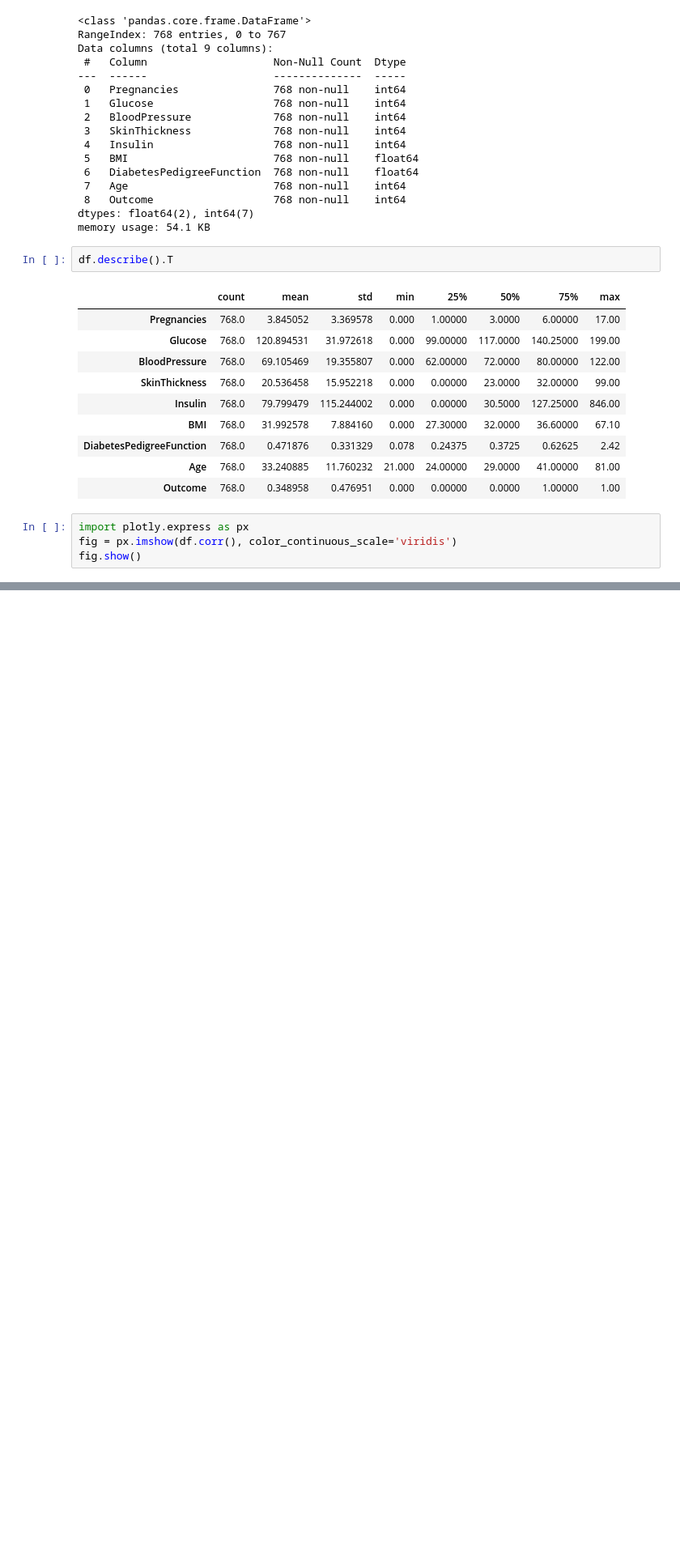
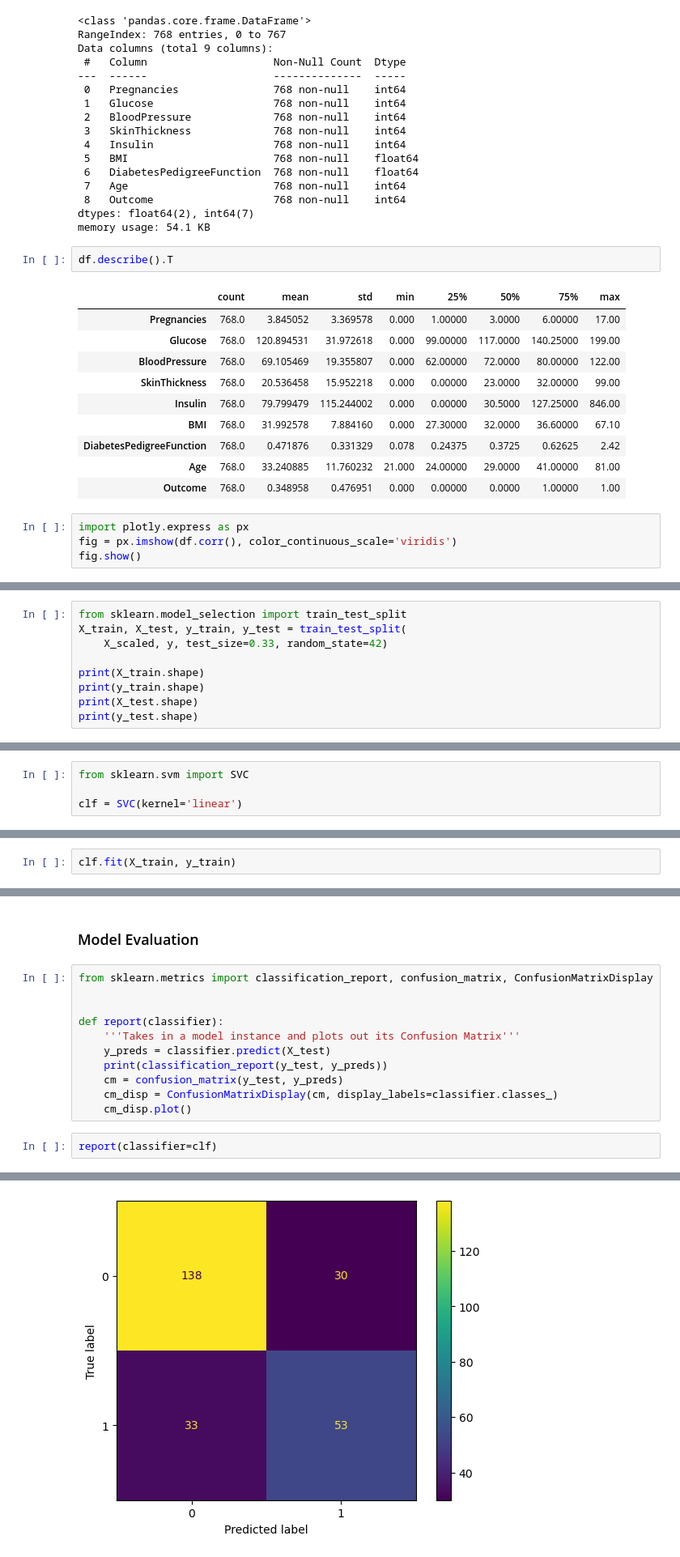
Before and after one commit to satanix0/data-science, a Jupyter notebook: Projects/Project 5 - Diabetes Detection using SVM/main.ipynb, the cells around one changed output, grey strips where cells are left out. Shown: that part at 81% size. Saved outputs shown, nothing was run; the diff lists cells and outputs as text; blank space fills up the shorter version.

```diff
--- a/Projects/Project 5 - Diabetes Detection using SVM/main.ipynb
+++ b/Projects/Project 5 - Diabetes Detection using SVM/main.ipynb
@@ -56,0 +84,9 @@ fig.show()
+# %%
+from sklearn.model_selection import train_test_split
+X_train, X_test, y_train, y_test = train_test_split(
+    X_scaled, y, test_size=0.33, random_state=42)
+
+print(X_train.shape)
+print(y_train.shape)
+print(X_test.shape)
+print(y_test.shape)
@@ -56,0 +100,4 @@ fig.show()
+# %%
+from sklearn.svm import SVC
+
+clf = SVC(kernel='linear')
@@ -56,0 +124,2 @@ fig.show()
+# %%
+clf.fit(X_train, y_train)
@@ -56,0 +137,16 @@ fig.show()
+# %% [markdown]
+### Model Evaluation
+# %%
+from sklearn.metrics import classification_report, confusion_matrix, ConfusionMatrixDisplay
+
+
+def report(classifier):
+    '''Takes in a model instance and plots out its Confusion Matrix'''
+    y_preds = classifier.predict(X_test)
+    print(classification_report(y_test, y_preds))
+    cm = confusion_matrix(y_test, y_preds)
+    cm_disp = ConfusionMatrixDisplay(cm, display_labels=classifier.classes_)
+    cm_disp.plot()
+# %%
+report(classifier=clf)
+# %% [output]
@@ -56,0 +161 @@ fig.show()
+[figure, added]
```
Also changed, not shown: parts of 20 cells of this notebook, 7 other files.
